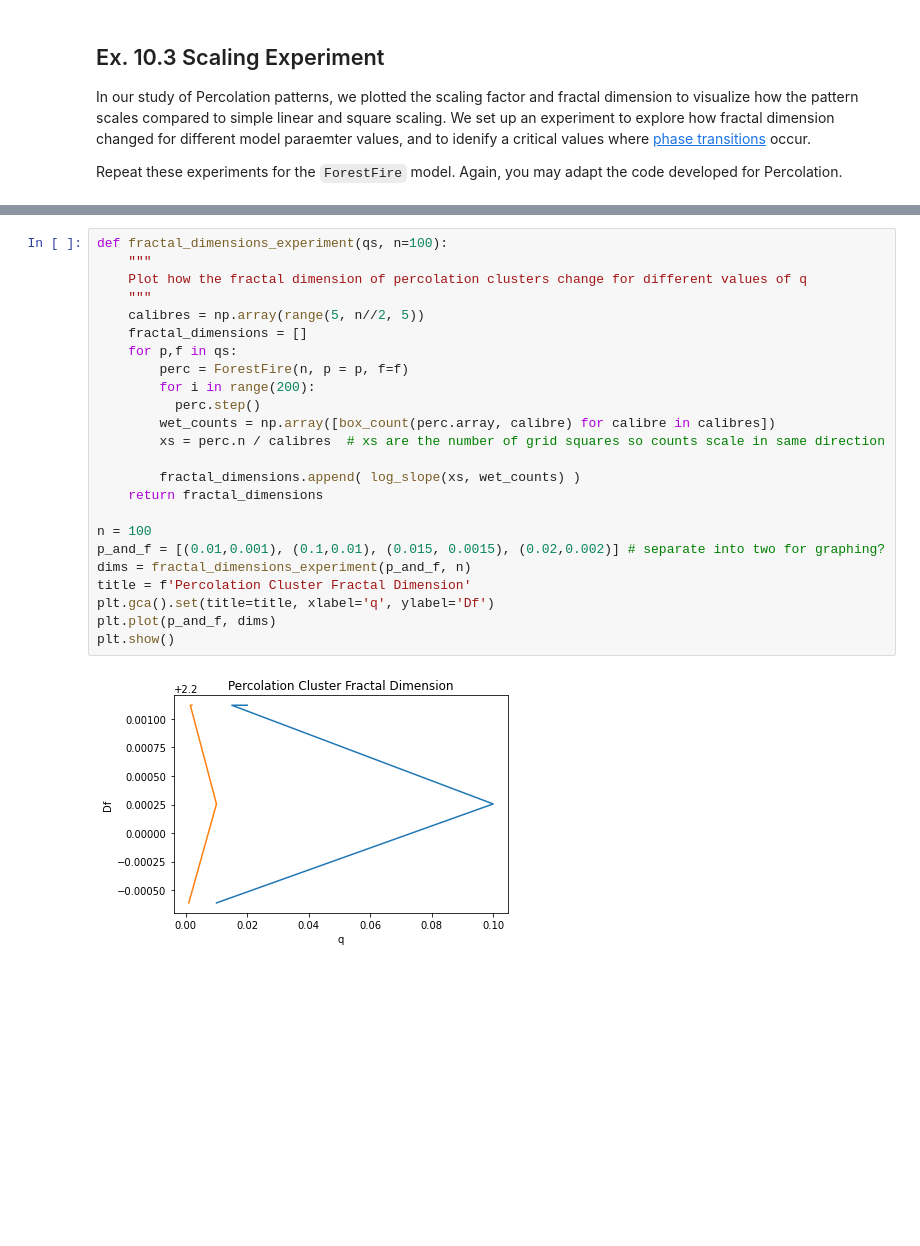
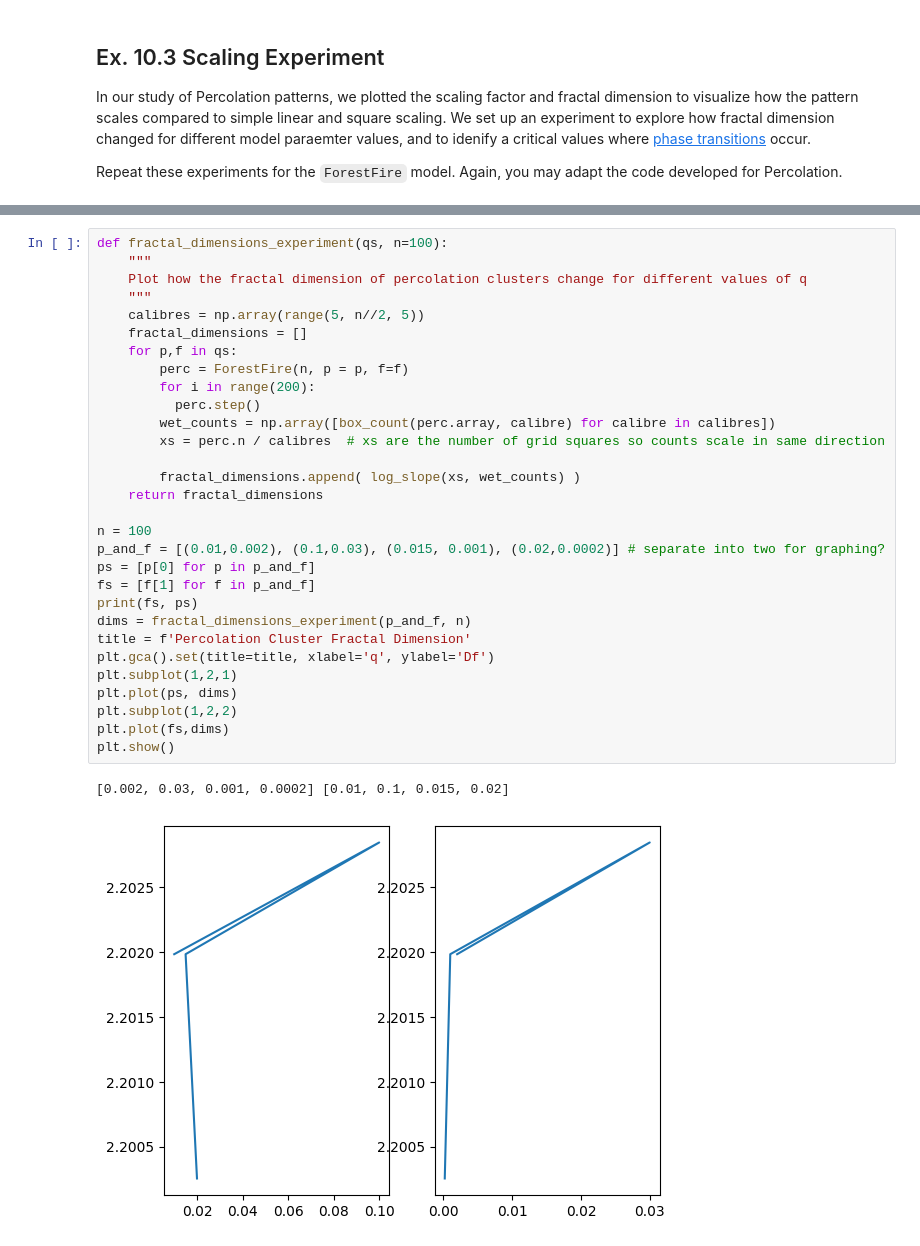
Before and after one commit to StoneMason495/cap-comp215, a Jupyter notebook: labs/lab10ZM.ipynb, the cells around one changed output, grey strips where cells are left out. Drawn from its saved outputs; the diff is of its cells as text; blank space fills up the shorter version.

```diff
--- a/labs/lab10ZM.ipynb
+++ b/labs/lab10ZM.ipynb
@@ -642,29 +643,36 @@ scaling_experiment(n,q)
 # %%
 def fractal_dimensions_experiment(qs, n=100):
     """
     Plot how the fractal dimension of percolation clusters change for different values of q
     """
     calibres = np.array(range(5, n//2, 5))
     fractal_dimensions = []
     for p,f in qs:
         perc = ForestFire(n, p = p, f=f)
         for i in range(200):
           perc.step()
         wet_counts = np.array([box_count(perc.array, calibre) for calibre in calibres])
         xs = perc.n / calibres  # xs are the number of grid squares so counts scale in same direction
 
         fractal_dimensions.append( log_slope(xs, wet_counts) )
     return fractal_dimensions
 
 n = 100
-p_and_f = [(0.01,0.001), (0.1,0.01), (0.015, 0.0015), (0.02,0.002)] # separate into two for graphing?
+p_and_f = [(0.01,0.002), (0.1,0.03), (0.015, 0.001), (0.02,0.0002)] # separate into two for graphing?
+ps = [p[0] for p in p_and_f]
+fs = [f[1] for f in p_and_f]
+print(fs, ps)
 dims = fractal_dimensions_experiment(p_and_f, n)
 title = f'Percolation Cluster Fractal Dimension'
 plt.gca().set(title=title, xlabel='q', ylabel='Df')
-plt.plot(p_and_f, dims)
+plt.subplot(1,2,1)
+plt.plot(ps, dims)
+plt.subplot(1,2,2)
+plt.plot(fs,dims)
 plt.show()
 # %% [output]
+[0.002, 0.03, 0.001, 0.0002] [0.01, 0.1, 0.015, 0.02]
-[figure, old version]
+[figure, new version]
 # %% [markdown]
 ### Question 10.4:
 How does the fractal dimension change for different values of $p$ and $f$?
```
Also changed, not shown: parts of 13 cells of this notebook.
